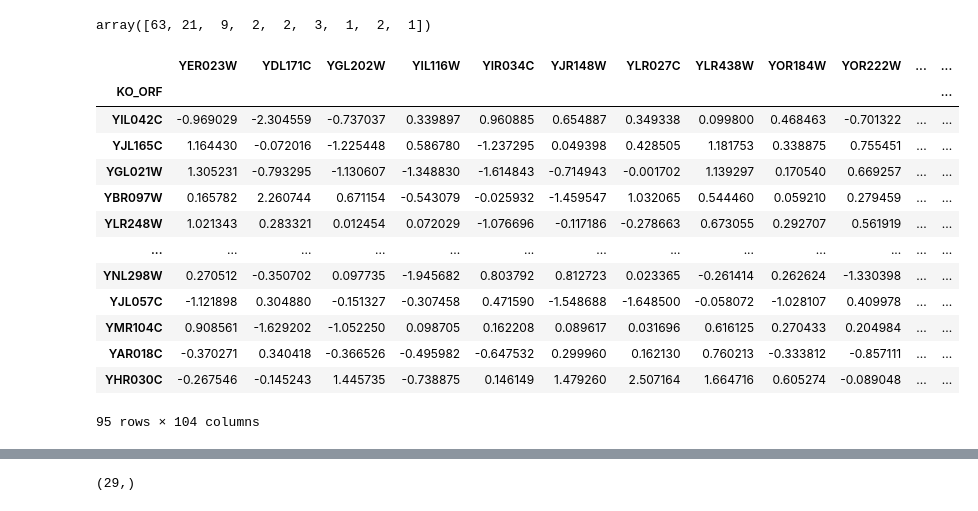
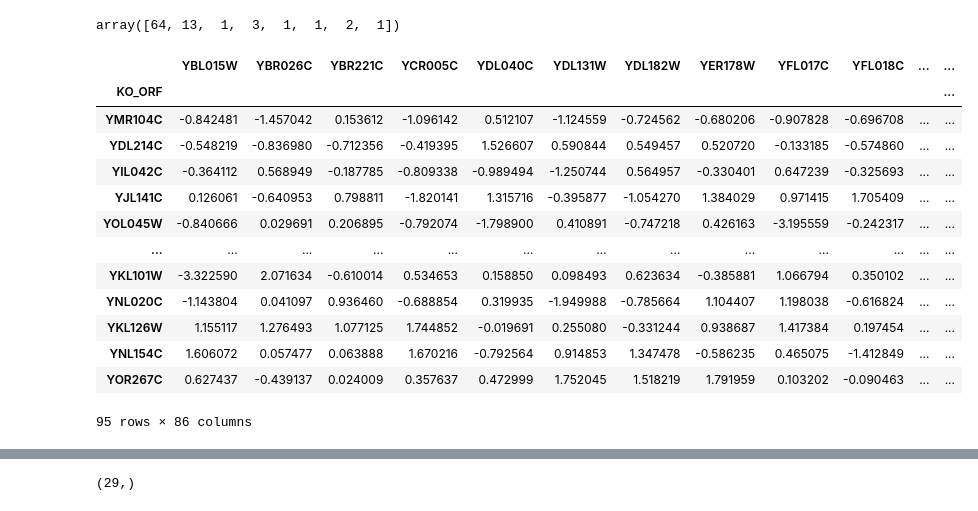
Before and after one commit to trdvangraft/thesis, a Jupyter notebook: metaengineering/collectors/stiochiometric.ipynb, the cells around one changed output, grey strips where cells are left out. Cells and saved outputs as stored; diff of their text form; code cells hidden in the pictures.

```diff
--- a/metaengineering/collectors/stiochiometric.ipynb
+++ b/metaengineering/collectors/stiochiometric.ipynb
@@ -29,7 +32,7 @@ protein_metabolite_df = dl.get_simple_protein_metabolite_dataframe()
 ENZYMES = protein_metabolite_df.to_df().columns.to_list()
 
 PRECURSOR_METABOLITES = [
-    'g6p;g6p-B', 'g6p;f6p;g6p-B', 'f6p', 'dhap', '3pg;2pg',
+    'f6p', 'dhap',
     'pep', 'pyr', 'r5p', 'accoa', 'akg', 'oaa',
 ]
 
@@ -50,10 +53,29 @@ def is_precursor_metabolite(metabolite_model_id: str):
     for precursor_metabolite in PRECURSOR_METABOLITES:
         if precursor_metabolite in metabolite_model_id:
             yield precursor_metabolite
+
+def get_matching_precursor_metabolite(cobra_metabolite_id):
+    for precursor_metabolite in PRECURSOR_METABOLITES:
+        if precursor_metabolite in cobra_metabolite_id:
+            return precursor_metabolite
 # %%
 precursor_model_metabolites = list(filter(lambda x: any((pc_meta in x.id for pc_meta in PRECURSOR_METABOLITES)), model.metabolites))
 precursor_model_metabolites_id = list(map(lambda x: x.id, precursor_model_metabolites))
+print(f"{precursor_model_metabolites_id=}")
 
 precursor_stiochiometric_df: pd.DataFrame = create_stoichiometric_matrix(model, array_type="DataFrame").loc[precursor_model_metabolites_id]
 precursor_stiochiometric_df = precursor_stiochiometric_df.loc[:, (precursor_stiochiometric_df != 0).any(axis=0)]
-precursor_reactions: List[Reaction] = list(map(lambda x: model.reactions.get_by_id(x), precursor_stiochiometric_df.columns.to_list()))
+
+print(f"{precursor_stiochiometric_df.index.to_list()=}")
+
+gene_to_reaction, reaction_to_gene = get_gene_reaction()
+
+precursor_reactions = list(map(lambda x: (reaction_to_gene[x], precursor_stiochiometric_df[x].values), precursor_stiochiometric_df.columns.to_list()))
+precursor_reactions = [(enzyme, stiochiometrie) for enzymes, stiochiometrie in precursor_reactions for enzyme in enzymes]
+
+edge_list_df = pd.DataFrame.from_records(precursor_reactions).T
+edge_list_df = edge_list_df.explode(edge_list_df.columns.to_list()).set_axis(edge_list_df.iloc[0], axis=1)
+edge_list_df = edge_list_df.drop(0).set_index(precursor_stiochiometric_df.index).groupby(edge_list_df.columns, axis=1).sum()
+edge_list_df = edge_list_df.stack().rename_axis(['metabolite_id', 'enzyme']).rename("cardinality")
+edge_list_df = edge_list_df[edge_list_df != 0].reset_index()
+edge_list_df
@@ -64,14 +98,11 @@ False
 # %%
-gene_to_reaction, reaction_to_gene = get_gene_reaction()
-
-precursor_reactions = list(map(lambda x: (reaction_to_gene[x], precursor_stiochiometric_df[x].values), precursor_stiochiometric_df.columns.to_list()))
-precursor_reactions = [(enzyme, stiochiometrie) for enzymes, stiochiometrie in precursor_reactions for enzyme in enzymes]
-
 edge_list_df = pd.DataFrame.from_records(precursor_reactions).T
 edge_list_df = edge_list_df.explode(edge_list_df.columns.to_list()).set_axis(edge_list_df.iloc[0], axis=1)
 edge_list_df = edge_list_df.drop(0).set_index(precursor_stiochiometric_df.index).groupby(edge_list_df.columns, axis=1).sum()
+edge_list_df['metabolite_id'] = [get_matching_precursor_metabolite(cobra_metabolite_id) for cobra_metabolite_id in edge_list_df.index]
+edge_list_df = edge_list_df.groupby('metabolite_id').sum()
 edge_list_df = edge_list_df.stack().rename_axis(['metabolite_id', 'enzyme']).rename("cardinality")
-edge_list_df = edge_list_df = edge_list_df[edge_list_df != 0].reset_index()
+edge_list_df = edge_list_df[edge_list_df != 0].reset_index()
 edge_list_df
 # %% [output]
 |  | metabolite_id | enzyme | cardinality |
@@ -248,7 +294,7 @@ plt.show()
 # %%
 np.unique(degree_sequence, return_counts=True)[1]
 # %% [output]
-array([63, 21,  9,  2,  2,  3,  1,  2,  1])
+array([64, 13,  1,  3,  1,  1,  2,  1])
 # %%
 import numpy as np
 import pandas as pd
@@ -270,7 +316,6 @@ from src.settings.strategy import Strategy
 
 from scipy.stats import pearsonr
 # %%
-
 DataLoader.DATA_FOLDER = f'{get_project_root()}/data/training/'
 
 tier = Tier.TIER0
@@ -294,48 +339,48 @@ tl.prepare_taskloader(tl_config)
 
 gen = get_generator(dl, tl, strategy, tier)
 tf = next(gen)
 trainer = Trainer()
 
 x_scaler = StandardScaler()
-y_scaler = MinMaxScaler()
+y_scaler = StandardScaler()
 
 df_x = tf.x.reset_index(level="metabolite_id", drop=True).drop_duplicates()
 df_y: pd.DataFrame = tf.y.to_frame().reset_index().pivot_table(values='metabolite_concentration', index='KO_ORF', columns='metabolite_id').loc[df_x.index]
 
 scaled_x = x_scaler.fit_transform(df_x)
-scaled_y = y_scaler.fit_transform(df_y)
+scaled_y = pd.DataFrame(y_scaler.fit_transform(df_y), columns=df_y.columns, index=df_y.index)
 
 matching_precursor_metabolite = [
-    (metabolite_id, df_y.loc[:, metabolite_id].values)
+    (metabolite_id, scaled_y.loc[:, metabolite_id].values)
     for cobra_metabolite_id in edge_list_df['metabolite_id'].unique()
     if (metabolite_id := list(filter(lambda p: p in cobra_metabolite_id, PRECURSOR_METABOLITES))[0])
 ]
 
 cobra_df_y = pd.DataFrame.from_records(matching_precursor_metabolite).T
 cobra_df_y = cobra_df_y.explode(cobra_df_y.columns.to_list()) \
     .drop(0) \
-    .set_index(df_y.index) \
+    .set_index(scaled_y.index) \
     .set_axis(edge_list_df['metabolite_id'].unique(), axis=1) \
     .fillna(0)
 cobra_df_y
 
 graph_fc_df = pd.concat([
     pd.DataFrame(scaled_x, index=df_x.index, columns=df_x.columns).loc[:, edge_list_df['enzyme'].unique()],
     cobra_df_y,
 ], axis=1).fillna(0)
 graph_fc_df
 # %% [output]
-|  | YER023W | YDL171C | YGL202W | YIL116W | YIR034C | YJR148W | YLR027C | YLR438W | YOR184W | YOR222W | ... | ... |
+|  | YBL015W | YBR026C | YBR221C | YCR005C | YDL040C | YDL131W | YDL182W | YER178W | YFL017C | YFL018C | ... | ... |
 | KO_ORF |  |  |  |  |  |  |  |  |  |  |  | ... |
-| YIL042C | -0.969029 | -2.304559 | -0.737037 | 0.339897 | 0.960885 | 0.654887 | 0.349338 | 0.099800 | 0.468463 | -0.701322 | ... | ... |
-| YJL165C | 1.164430 | -0.072016 | -1.225448 | 0.586780 | -1.237295 | 0.049398 | 0.428505 | 1.181753 | 0.338875 | 0.755451 | ... | ... |
-| YGL021W | 1.305231 | -0.793295 | -1.130607 | -1.348830 | -1.614843 | -0.714943 | -0.001702 | 1.139297 | 0.170540 | 0.669257 | ... | ... |
-| YBR097W | 0.165782 | 2.260744 | 0.671154 | -0.543079 | -0.025932 | -1.459547 | 1.032065 | 0.544460 | 0.059210 | 0.279459 | ... | ... |
-| YLR248W | 1.021343 | 0.283321 | 0.012454 | 0.072029 | -1.076696 | -0.117186 | -0.278663 | 0.673055 | 0.292707 | 0.561919 | ... | ... |
+| YMR104C | -0.842481 | -1.457042 | 0.153612 | -1.096142 | 0.512107 | -1.124559 | -0.724562 | -0.680206 | -0.907828 | -0.696708 | ... | ... |
+| YDL214C | -0.548219 | -0.836980 | -0.712356 | -0.419395 | 1.526607 | 0.590844 | 0.549457 | 0.520720 | -0.133185 | -0.574860 | ... | ... |
+| YIL042C | -0.364112 | 0.568949 | -0.187785 | -0.809338 | -0.989494 | -1.250744 | 0.564957 | -0.330401 | 0.647239 | -0.325693 | ... | ... |
+| YJL141C | 0.126061 | -0.640953 | 0.798811 | -1.820141 | 1.315716 | -0.395877 | -1.054270 | 1.384029 | 0.971415 | 1.705409 | ... | ... |
+| YOL045W | -0.840666 | 0.029691 | 0.206895 | -0.792074 | -1.798900 | 0.410891 | -0.747218 | 0.426163 | -3.195559 | -0.242317 | ... | ... |
 | ... | ... | ... | ... | ... | ... | ... | ... | ... | ... | ... | ... | ... |
-| YNL298W | 0.270512 | -0.350702 | 0.097735 | -1.945682 | 0.803792 | 0.812723 | 0.023365 | -0.261414 | 0.262624 | -1.330398 | ... | ... |
-| YJL057C | -1.121898 | 0.304880 | -0.151327 | -0.307458 | 0.471590 | -1.548688 | -1.648500 | -0.058072 | -1.028107 | 0.409978 | ... | ... |
-| YMR104C | 0.908561 | -1.629202 | -1.052250 | 0.098705 | 0.162208 | 0.089617 | 0.031696 | 0.616125 | 0.270433 | 0.204984 | ... | ... |
-| YAR018C | -0.370271 | 0.340418 | -0.366526 | -0.495982 | -0.647532 | 0.299960 | 0.162130 | 0.760213 | -0.333812 | -0.857111 | ... | ... |
-| YHR030C | -0.267546 | -0.145243 | 1.445735 | -0.738875 | 0.146149 | 1.479260 | 2.507164 | 1.664716 | 0.605274 | -0.089048 | ... | ... |
+| YKL101W | -3.322590 | 2.071634 | -0.610014 | 0.534653 | 0.158850 | 0.098493 | 0.623634 | -0.385881 | 1.066794 | 0.350102 | ... | ... |
+| YNL020C | -1.143804 | 0.041097 | 0.936460 | -0.688854 | 0.319935 | -1.949988 | -0.785664 | 1.104407 | 1.198038 | -0.616824 | ... | ... |
+| YKL126W | 1.155117 | 1.276493 | 1.077125 | 1.744852 | -0.019691 | 0.255080 | -0.331244 | 0.938687 | 1.417384 | 0.197454 | ... | ... |
+| YNL154C | 1.606072 | 0.057477 | 0.063888 | 1.670216 | -0.792564 | 0.914853 | 1.347478 | -0.586235 | 0.465075 | -1.412849 | ... | ... |
+| YOR267C | 0.627437 | -0.439137 | 0.024009 | 0.357637 | 0.472999 | 1.752045 | 1.518219 | 1.791959 | 0.103202 | -0.090463 | ... | ... |
-95 rows × 104 columns
+95 rows × 86 columns
```
Also changed, not shown: parts of 42 cells of this notebook, 4 other files.
